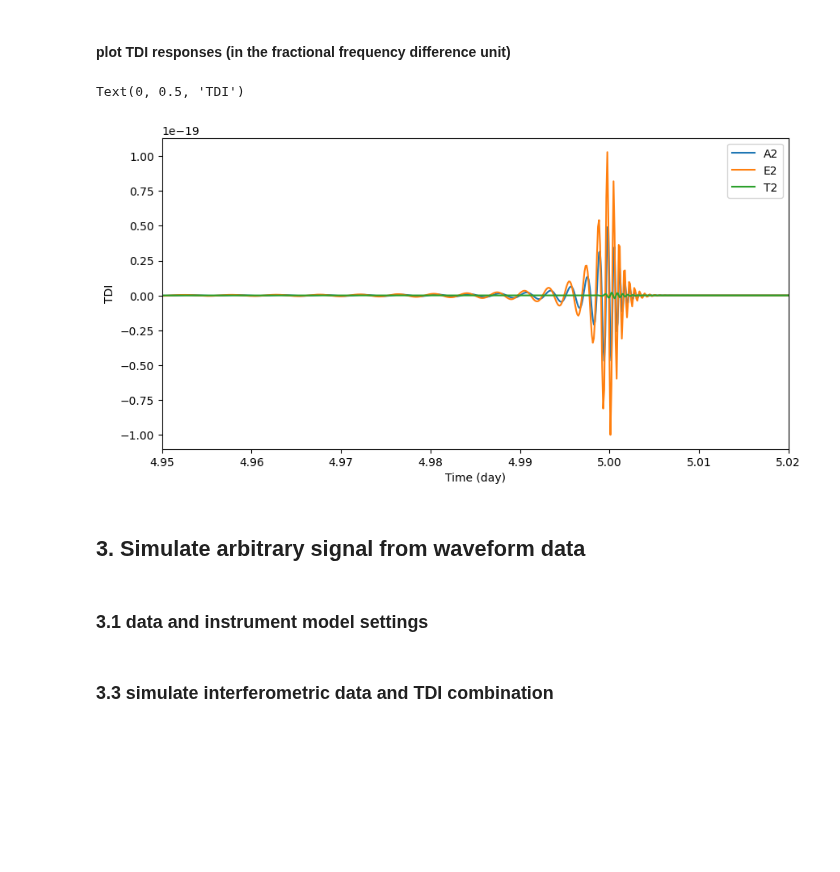
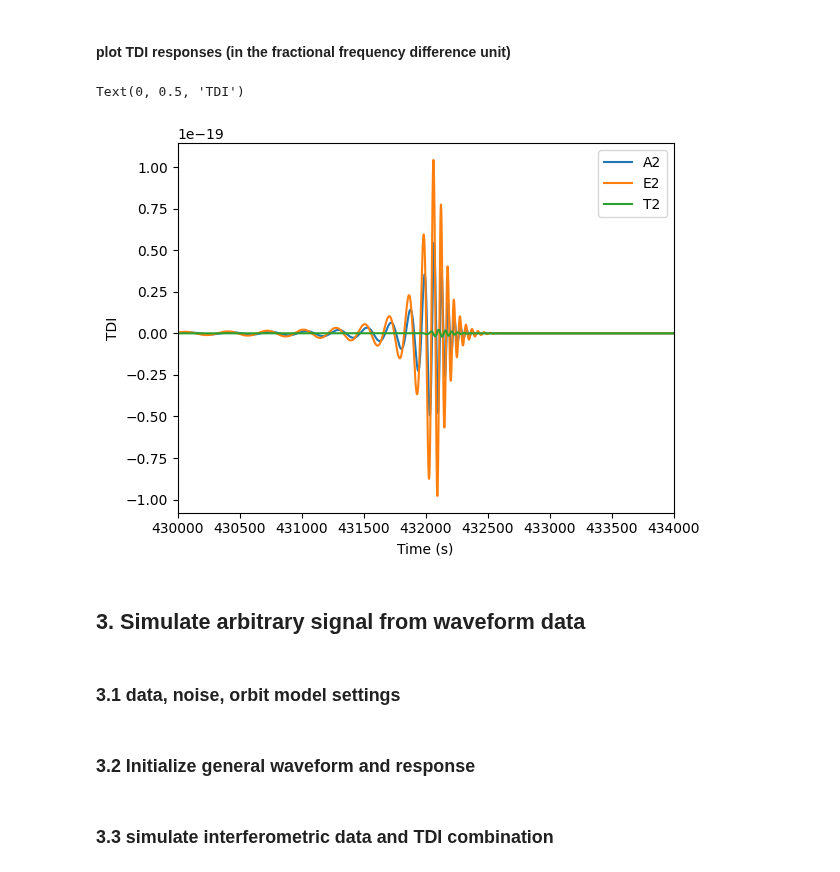
Before and after one commit to TriangleDataCenter/Triangle-Simulator, a Jupyter notebook: Tutorials/3_Demo_GW_Injection.ipynb, the cells around one changed output. Saved outputs shown, nothing was run; the diff lists cells and outputs as text; code cells hidden in the pictures; blank space fills up the shorter version.

```diff
--- a/Tutorials/3_Demo_GW_Injection.ipynb
+++ b/Tutorials/3_Demo_GW_Injection.ipynb
@@ -265,23 +248,3 @@ plt.legend(loc="upper left")
-# %%
-fsample = 1.0
-data_time = 10 * DAY
-ifo_drop_time1 = 0
-ifo_drop_time2 = 0
-tdi_drop_time1 = 0
-tdi_drop_time2 = 0
-size = int((data_time + ifo_drop_time1 + ifo_drop_time2 + tdi_drop_time1 + tdi_drop_time2) * fsample)
-interp_order = 15
-# %%
-orbit = Orbit(OrbitDir="../OrbitData/MicroSateOrbitEclipticTCB")
-offset = OffsetFunctions(laser_flag=False, clock_flag=False)
-noise = InstrumentalPSDs(unit="ffd")
-# %%
-lam = 3.032776598141215
-beta = -1.1817968279048852
-psi = 0.2409146690555858
-gw = [
-    GW(GWfunc=mbhb, orbit=orbit, ext_params=[lam, beta, psi]),
-]
 # %% [markdown]
 #### generate interferometry data
 # %%
@@ -323,10 +282,10 @@ dict_keys(['time', 'fsample', 'ltt', 'sci_c', 'sci_sb', 'ref_c', 'ref_sb', 'tm_c
 # %% [markdown]
 ### 2.4 TDI combination
 # %%
-tdi = TDI(measurements=m1, delays=m1["ltt"], fsample=m1["fsample"], order=interp_order, delay_order=5)
-tdi.CalculateXi(doppler=False, pool=pool)  # no need to use the doppler delay since there are no laser noise.
-tdi.CalculateEta(doppler=False)
-tdi.FastMichelson(doppler=False, channel="AET")
+tdi = TDI(measurements=m1, delays=m1["ltt"], fsample=m1["fsample"], order=interp_order)
+tdi.CalculateXi(doppler=True, pool=pool)  # no need to use the doppler delay since there are no laser noise.
+tdi.CalculateEta(doppler=True)
+tdi.FastMichelson(doppler=True, channel="AET")
 
 tdi.measurements.keys()
 # %% [output]
@@ -334,22 +293,17 @@ dict_keys(['time', 'fsample', 'ltt', 'sci_c', 'sci_sb', 'ref_c', 'ref_sb', 'tm_c
 # %% [markdown]
 #### plot TDI responses (in the fractional frequency difference unit)
 # %%
-drop_points = int(1000 * fsample)
-
-# calculate the end time of waveform in the detector frame
-tend_detector = SSBTimetoDetectorTime(time_ssb=mbhb.tend, orbit=orbit, longitude=lam, latitude=beta)
-
 for channel_name in ["A2", "E2", "T2"]:
     plt.plot(tdi.measurements["time"]["1"][1000:-1000], tdi.measurements[channel_name][1000:-1000] / F_LASER, label=channel_name)
-plt.xlim(tend_detector - 3000, tend_detector + 1000)
+plt.xlim(tc - 2000, tc + 2000)
 # plt.ylim(-1e-21, 1e-21)
 plt.legend()
 plt.xlabel("Time (s)")
 plt.ylabel("TDI")
 # %% [output]
 Text(0, 0.5, 'TDI')
-[figure, old version]
+[figure, new version]
 # %% [markdown]
 ## 3. Simulate arbitrary signal from waveform data
 # %% [markdown]
-### 3.1 data and instrument model settings
+### 3.1 data, noise, orbit model settings
@@ -368 +319,3 @@ class GeneralWaveform:
+# %% [markdown]
+### 3.2 Initialize general waveform and response
 # %%
```
Also changed, not shown: parts of 49 cells of this notebook, 3 other files.
